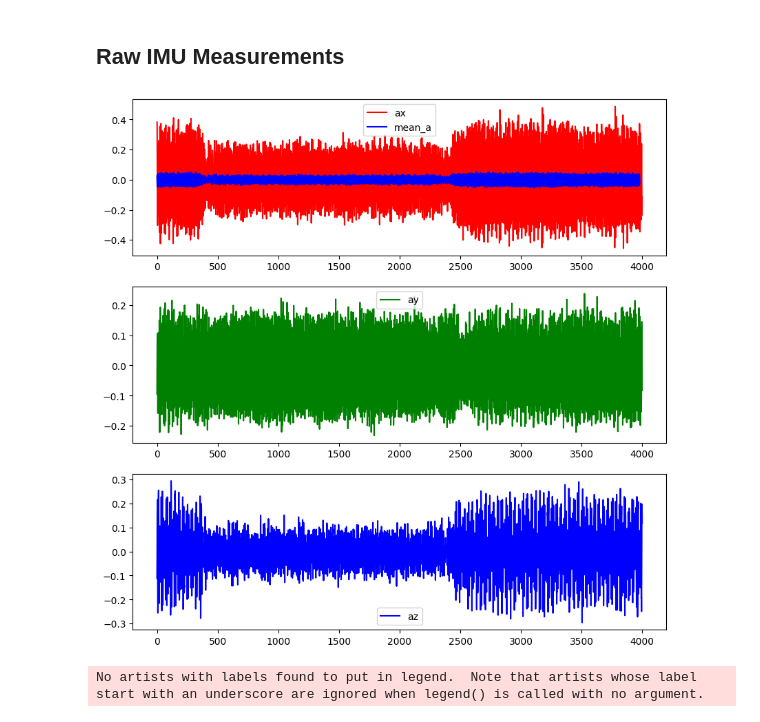
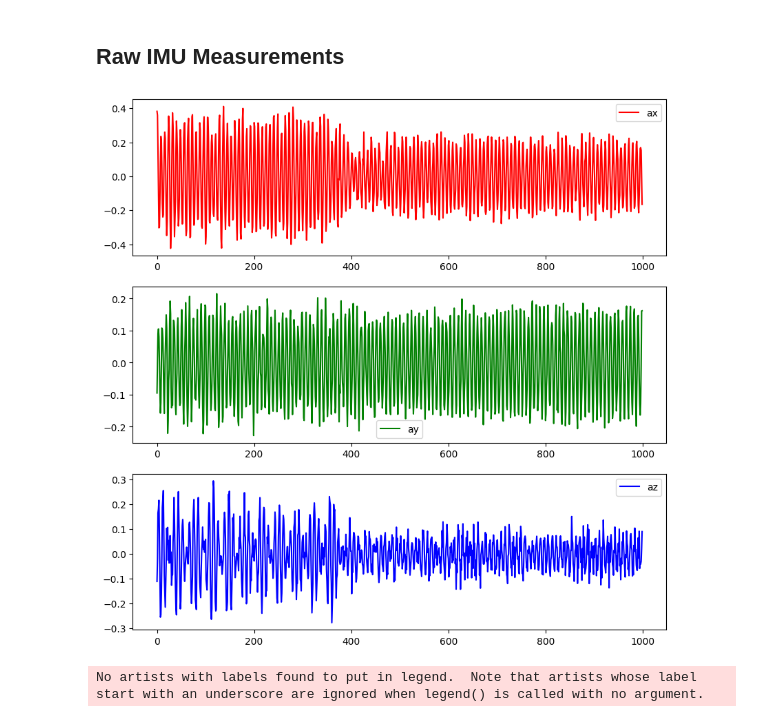
Before and after one commit to utiasASRL/steam_icp, a Jupyter notebook: script/visualize_debug.ipynb, the cells around one changed output. Drawn from its saved outputs; the diff is of its cells as text; code cells hidden in the pictures.

```diff
--- a/script/visualize_debug.ipynb
+++ b/script/visualize_debug.ipynb
@@ -206,22 +206,22 @@ imu_data = np.array(imu_data)
 imu_times = np.array(imu_times)
 accel_minus_gravity = np.array(accel_minus_gravity)
 # %%
-N = 4000
+N = 1000
 fig, axs = plt.subplots(3, 1, figsize=(10, 10))
 axs[0].plot(accel_minus_gravity[:N, 0], 'r', label='ax')
 axs[1].plot(accel_minus_gravity[:N, 1], 'g', label='ay')
 axs[2].plot(accel_minus_gravity[:N, 2], 'b', label='az')
-mean_a = []
-for j in range(20, N):
-    mean_a.append(np.mean(accel_minus_gravity[j - 20 : j, 0]))
-axs[0].plot(mean_a, 'b', label='mean_a')
+# mean_a = []
+# for j in range(20, N):
+#     mean_a.append(np.mean(accel_minus_gravity[j - 20 : j, 0]))
+# axs[0].plot(mean_a, 'b', label='mean_a')
 
 axs[0].legend()
 axs[1].legend()
 axs[2].legend()
 plt.show()
 # %% [output]
-[figure, old version]
+[figure, new version]
 # %%
 # for line in imu_raw_lines:
 #     line = [float(x) for x in line.rstrip().split(',')]
```
Also changed, not shown: 2 other files.
